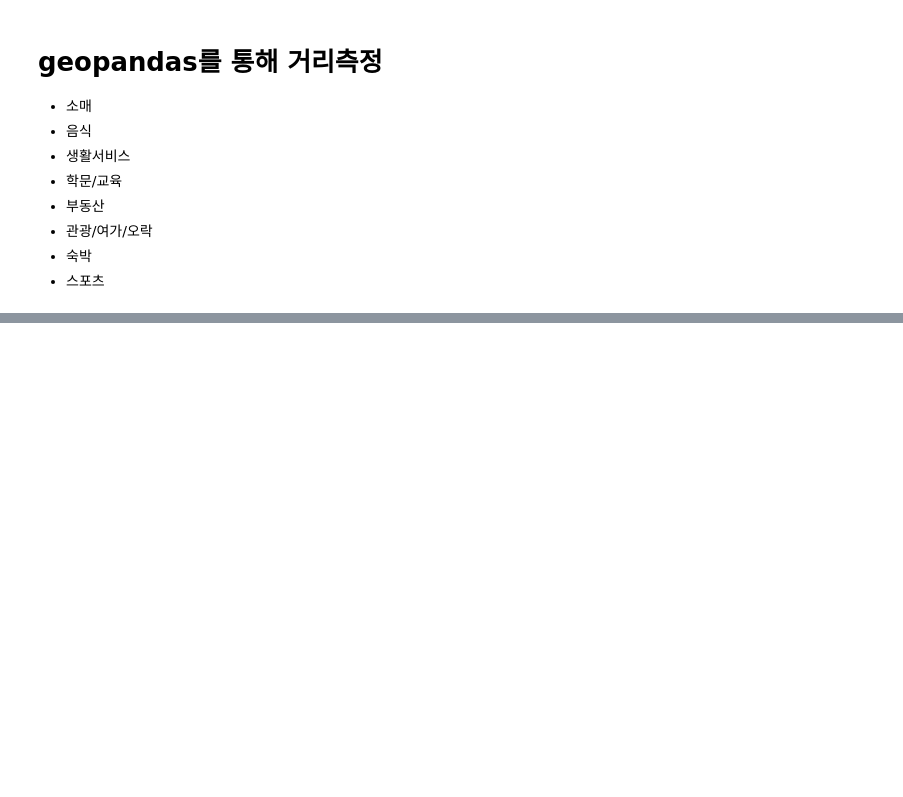
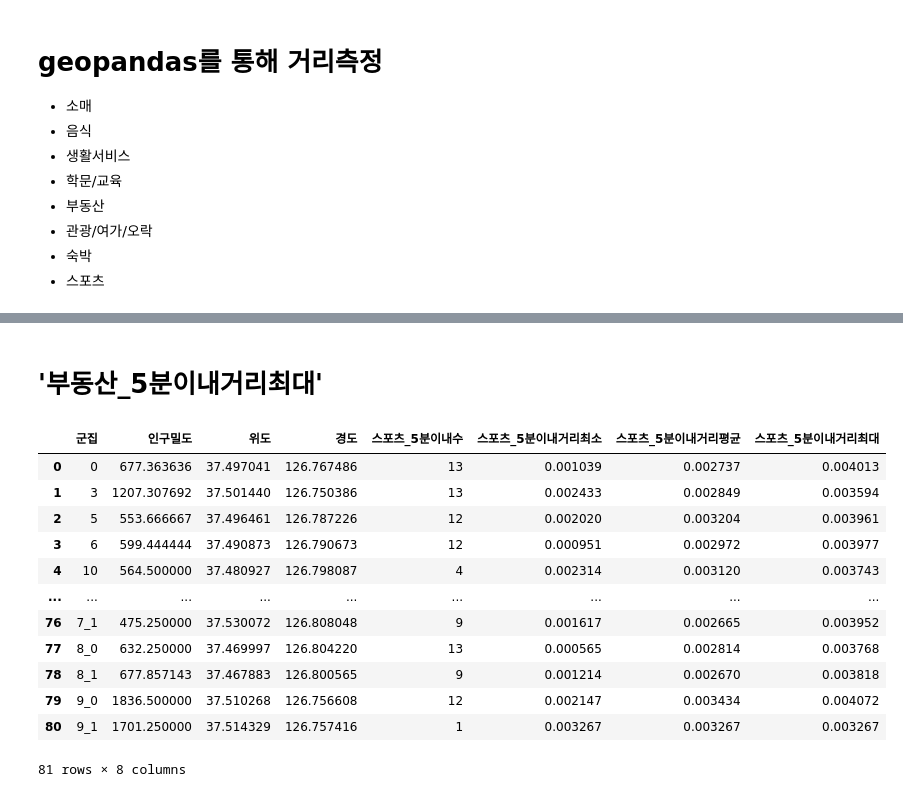
Before and after one commit to so02e/bucheon, a Jupyter notebook: yong.ipynb, the cells around one changed output, grey strips where cells are left out. Saved outputs shown, nothing was run; the diff lists cells and outputs as text; code cells hidden in the pictures; blank space fills up the shorter version.

```diff
--- a/yong.ipynb
+++ b/yong.ipynb
@@ -606,0 +703,27 @@ display(s)
+# %% [markdown]
+ # '부동산_5분이내거리최대'
+# %%
+candidate = pd.read_csv('output/cluster80.csv')
+candidate = candidate.iloc[:, range(1,5)]
+candidate.columns = ['군집', '인구밀도', '위도', '경도']
+# display(candidate)
+
+# budongsan = pd.read_csv('output/store_budongsan_bucheon.csv', index_col = 0)
+# display(budongsan)
+
+abc = pd.read_csv('output/var_cluster_sports.csv', index_col = 0)
+display(abc)
+# %% [output]
+|  | 군집 | 인구밀도 | 위도 | 경도 | 스포츠_5분이내수 | 스포츠_5분이내거리최소 | 스포츠_5분이내거리평균 | 스포츠_5분이내거리최대 |
+| 0 | 0 | 677.363636 | 37.497041 | 126.767486 | 13 | 0.001039 | 0.002737 | 0.004013 |
+| 1 | 3 | 1207.307692 | 37.501440 | 126.750386 | 13 | 0.002433 | 0.002849 | 0.003594 |
+| 2 | 5 | 553.666667 | 37.496461 | 126.787226 | 12 | 0.002020 | 0.003204 | 0.003961 |
+| 3 | 6 | 599.444444 | 37.490873 | 126.790673 | 12 | 0.000951 | 0.002972 | 0.003977 |
+| 4 | 10 | 564.500000 | 37.480927 | 126.798087 | 4 | 0.002314 | 0.003120 | 0.003743 |
+| ... | ... | ... | ... | ... | ... | ... | ... | ... |
+| 76 | 7_1 | 475.250000 | 37.530072 | 126.808048 | 9 | 0.001617 | 0.002665 | 0.003952 |
+| 77 | 8_0 | 632.250000 | 37.469997 | 126.804220 | 13 | 0.000565 | 0.002814 | 0.003768 |
+| 78 | 8_1 | 677.857143 | 37.467883 | 126.800565 | 9 | 0.001214 | 0.002670 | 0.003818 |
+| 79 | 9_0 | 1836.500000 | 37.510268 | 126.756608 | 12 | 0.002147 | 0.003434 | 0.004072 |
+| 80 | 9_1 | 1701.250000 | 37.514329 | 126.757416 | 1 | 0.003267 | 0.003267 | 0.003267 |
+81 rows × 8 columns
```
Also changed, not shown: parts of 9 cells of this notebook.
